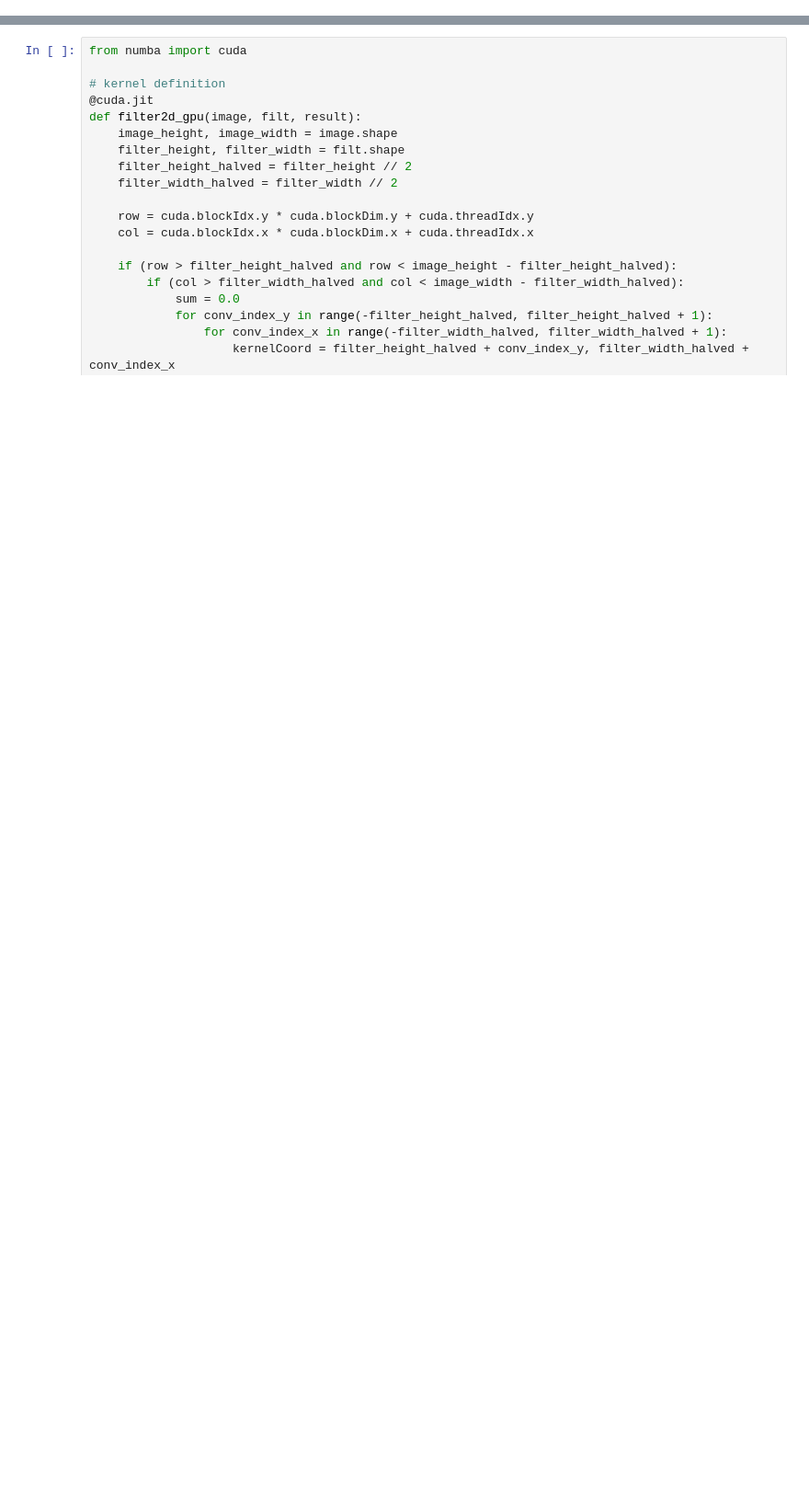
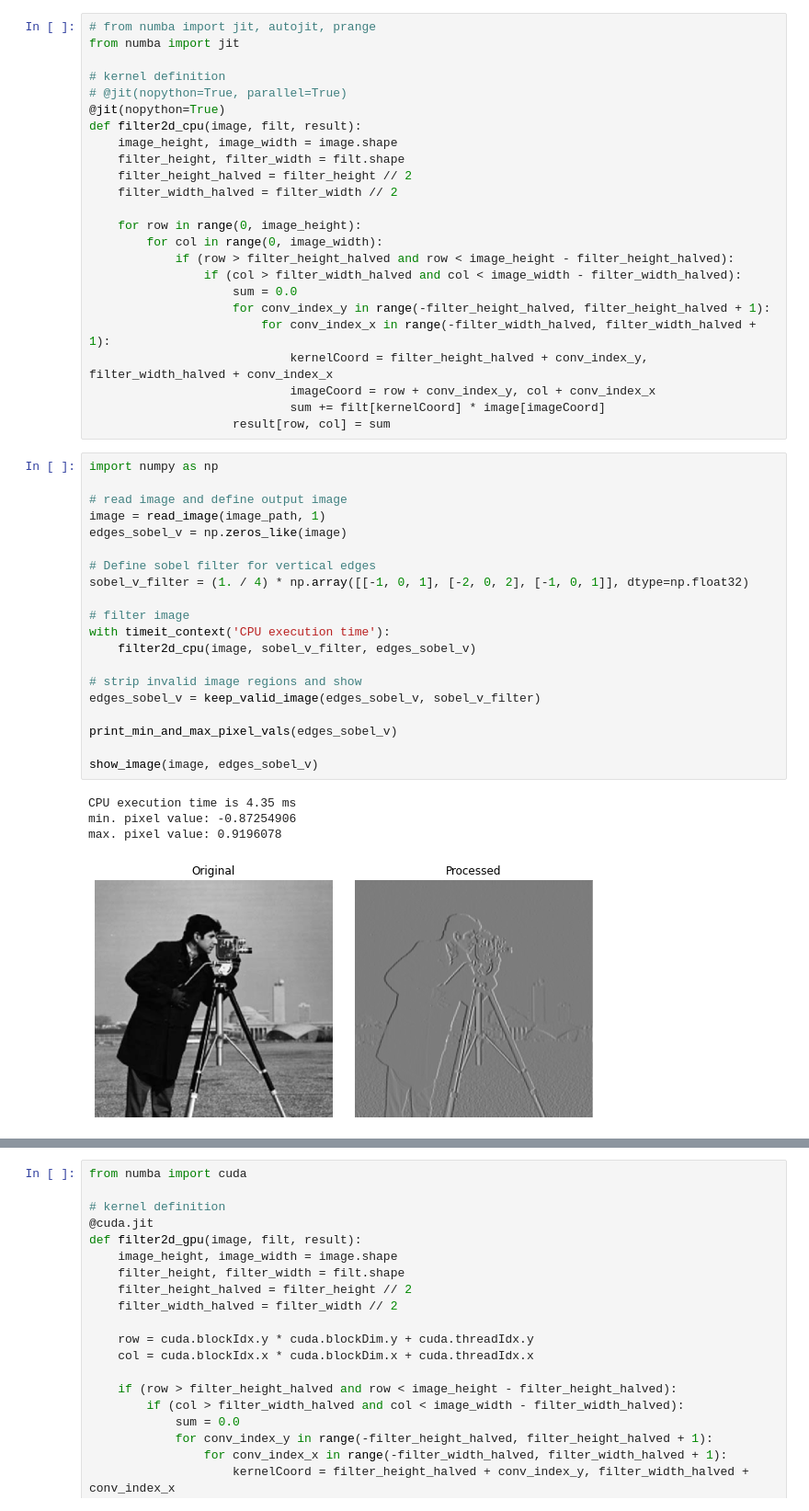
Before and after one commit to rmcabezon/GPU-course, a Jupyter notebook: notebooks/ImageProcessingConvolution.ipynb, the cells around one changed output, grey strips where cells are left out. Shown at 92% size. Saved outputs shown, nothing was run; the diff lists cells and outputs as text; blank space fills up the shorter version.

```diff
--- a/notebooks/ImageProcessingConvolution.ipynb
+++ b/notebooks/ImageProcessingConvolution.ipynb
@@ -74,0 +119,49 @@ max pixel value: 0.9196078
+# %%
+# from numba import jit, autojit, prange
+from numba import jit
+
+# kernel definition
+# @jit(nopython=True, parallel=True)
+@jit(nopython=True)
+def filter2d_cpu(image, filt, result):
+    image_height, image_width = image.shape
+    filter_height, filter_width = filt.shape
+    filter_height_halved = filter_height // 2
+    filter_width_halved = filter_width // 2
+
+    for row in range(0, image_height):
+        for col in range(0, image_width):
+            if (row > filter_height_halved and row < image_height - filter_height_halved):
+                if (col > filter_width_halved and col < image_width - filter_width_halved):
+                    sum = 0.0
+                    for conv_index_y in range(-filter_height_halved, filter_height_halved + 1):
+                        for conv_index_x in range(-filter_width_halved, filter_width_halved + 1):
+                            kernelCoord = filter_height_halved + conv_index_y, filter_width_halved + conv_index_x
+                            imageCoord = row + conv_index_y, col + conv_index_x
+                            sum += filt[kernelCoord] * image[imageCoord]
+                    result[row, col] = sum
+# %%
+import numpy as np
+
+# read image and define output image
+image = read_image(image_path, 1)
+edges_sobel_v = np.zeros_like(image)
+
+# Define sobel filter for vertical edges
+sobel_v_filter = (1. / 4) * np.array([[-1, 0, 1], [-2, 0, 2], [-1, 0, 1]], dtype=np.float32)
+
+# filter image
+with timeit_context('CPU execution time'):
+    filter2d_cpu(image, sobel_v_filter, edges_sobel_v)
+
+# strip invalid image regions and show
+edges_sobel_v = keep_valid_image(edges_sobel_v, sobel_v_filter)
+
+print_min_and_max_pixel_vals(edges_sobel_v)
+
+show_image(image, edges_sobel_v)
+# %% [output]
+CPU execution time is 4.35 ms
+min. pixel value: -0.87254906
+max. pixel value: 0.9196078
+[figure, added]
```
Also changed, not shown: parts of 26 cells of this notebook.
